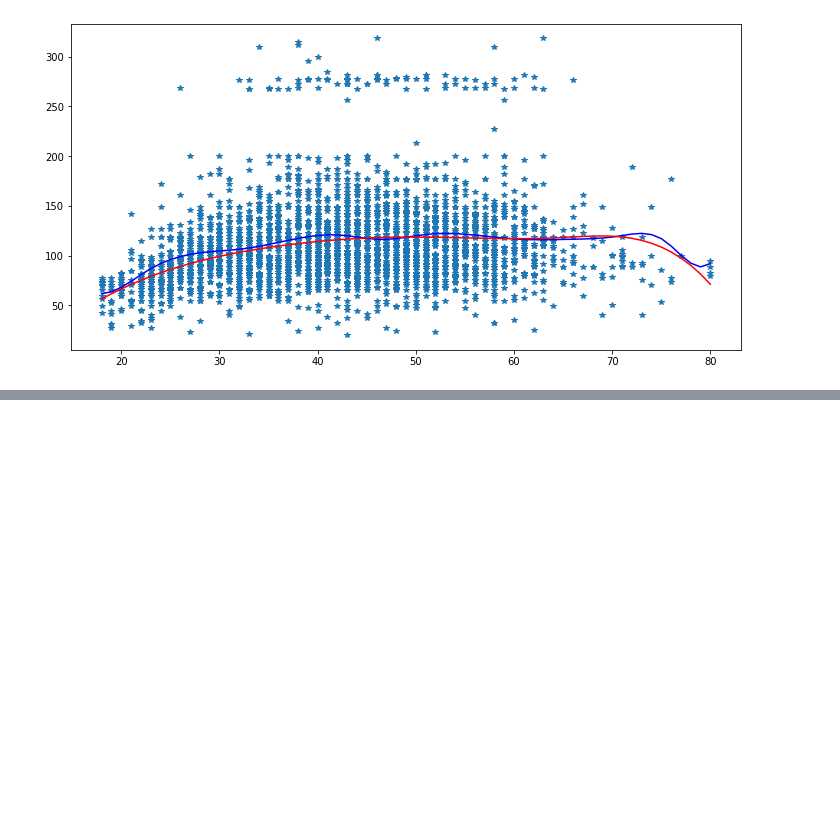
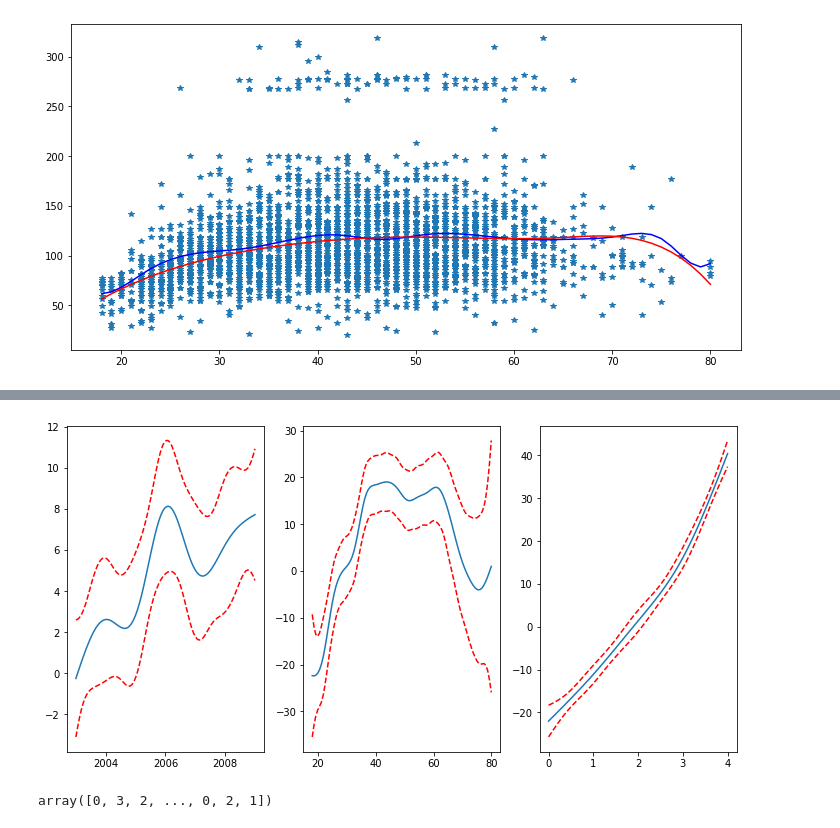
Before and after one commit to joelpoliveira/StatisticalLearningPractice, a Jupyter notebook: Cap7.ipynb, the cells around one changed output, grey strips where cells are left out. Drawn from its saved outputs; the diff is of its cells as text; code cells hidden in the pictures; blank space fills up the shorter version.

```diff
--- a/Cap7.ipynb
+++ b/Cap7.ipynb
@@ -481,0 +492,20 @@ plt.plot(xout2, yout2, "b.")
+# %%
+X = df[["year", "age", "education"]].copy()
+le = LabelEncoder()
+le.fit(X.education)
+X.education = le.transform(X.education)
+y = df.wage
+# %%
+gam = LinearGAM().fit(X,y)
+# %%
+f, ax = plt.subplots(1 , len(gam.terms)-1, figsize=(12,6))
+for i, p in enumerate(ax):
+    XX = gam.generate_X_grid(term=i)
+    p.plot(XX[:, i], gam.partial_dependence(term=i, X=XX))
+    p.plot(XX[:, i], gam.partial_dependence(term=i, X=XX,width=.95)[1], c='r', ls='--')
+# %% [output]
+[figure, added]
+# %%
+LabelEncoder().fit(df.education).transform(df.education)
+# %% [output]
+array([0, 3, 2, ..., 0, 2, 1])
```
Also changed, not shown: parts of 8 cells of this notebook, 33 other files.
